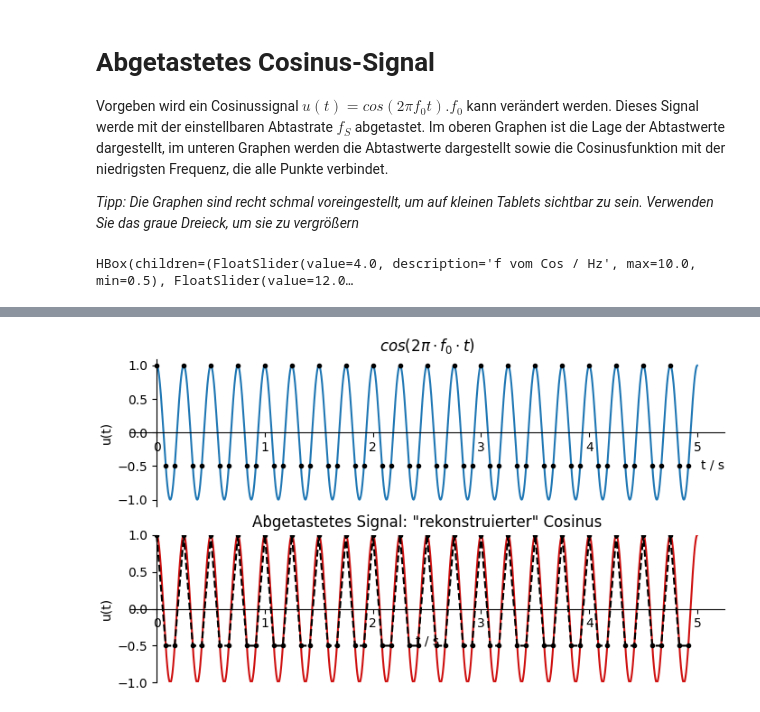
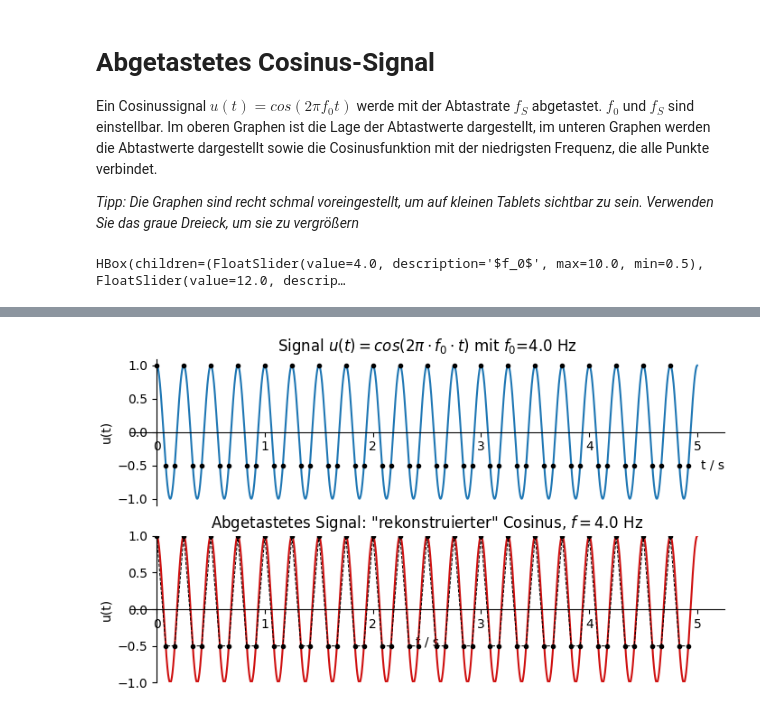
Before and after one commit to bdcodebase/JLdeployments, a Jupyter notebook: content/Cos_abgetastet.ipynb, the cells around one changed output, grey strips where cells are left out. Drawn from its saved outputs; the diff is of its cells as text; code cells hidden in the pictures.

```diff
--- a/content/Cos_abgetastet.ipynb
+++ b/content/Cos_abgetastet.ipynb
@@ -1,7 +1,7 @@
 # %% [markdown]
 # Abgetastetes Cosinus-Signal
 
-Vorgeben wird ein Cosinussignal $u(t)=cos(2\pi f_0 t). f_0$  kann verändert werden. Dieses Signal werde mit der einstellbaren Abtastrate $f_S$ abgetastet. Im oberen Graphen ist die Lage der Abtastwerte dargestellt, im unteren Graphen werden die Abtastwerte dargestellt sowie die Cosinusfunktion mit der niedrigsten Frequenz, die alle Punkte verbindet.
+Ein Cosinussignal $u(t)=cos(2\pi f_0 t)$ werde mit der Abtastrate $f_S$ abgetastet. $f_0$  und $f_S$ sind einstellbar. Im oberen Graphen ist die Lage der Abtastwerte dargestellt, im unteren Graphen werden die Abtastwerte dargestellt sowie die Cosinusfunktion mit der niedrigsten Frequenz, die alle Punkte verbindet.
 
 *Tipp: Die Graphen sind recht schmal voreingestellt, um auf kleinen Tablets sichtbar zu sein. Verwenden Sie das graue Dreieck, um sie zu vergrößern*
 # %%
@@ -46,41 +46,42 @@ def plotdata(f0, fs): # wird bei Interaktion aufgerufen
     ax.cla()
     ax.plot(t_orig,cos_orig)
     ax.plot(t_abgetastet,cos_abgetastet,'.k')
-    ax.set_title('$cos(2\pi\cdot f_0\cdot t)$')
+    ax.set_title(F'Signal $u(t)=cos(2\pi\cdot f_0\cdot t)$ mit $f_0$={f0:.1f} Hz')
     ax.set_xlabel('t / s',loc='right')
     ax.set_ylabel('u(t)')
     myplotstyle(ax)
 
     ax=axs[1]
     ax.cla()
     ax.plot(t_orig,cos_alias,color='#CF1010')
-    ax.plot(t_abgetastet,cos_abgetastet,'--.k')
+    ax.plot(t_abgetastet,cos_abgetastet,'--.k',linewidth=0.7)
+    #ax.plot(t_abgetastet,cos_abgetastet,'.k')
 
-    ax.set_title('Abgetastetes Signal: "rekonstruierter" Cosinus')
+    ax.set_title(F'Abgetastetes Signal: "rekonstruierter" Cosinus, $f=${f_alias:.1f} Hz')
     ax.set_xlabel('t / s')
     ax.set_ylabel('u(t)')
     ax.set_ylim(-1,1)
     myplotstyle(ax)
 
     figs.canvas.draw()
 
 # Interaktion:
 # Definition von Controls:
 #typecombo = widgets.Dropdown(options=[('EKG','ecg'),('Sinus','sin')],value='ecg',description='Signal')
-fslider  = widgets.FloatSlider(min=0.5, max=10, step=0.1, value=4, continuous_update=True, description='f vom Cos / Hz')
+fslider  = widgets.FloatSlider(min=0.5, max=10, step=0.1, value=4, continuous_update=True, description='$f_0$')
 fsslider  = widgets.FloatSlider(min=0.5, max=25, step=0.1, value=12, continuous_update=True, description='$f_s$ / Hz')
 
 # Arrangieren in horizontaler Box:
 ui1 = widgets.HBox([fslider, fsslider])
 #ui1.layout = widgets.Layout( border='solid 2px red')
 # Verknüpfen mit Callback
 #out = widgets.interactive_output(plotdata, { 'ftype': typecombo,'f': fslider, 'fsn':fsslider,'z':zoomcb})
 out = widgets.interactive_output(plotdata, { 'f0':fslider, 'fs':fsslider})
 #Anzeigen
 display(ui1,out)
 plt.figure(figs)
 plt.show()
 # %% [output]
-HBox(children=(FloatSlider(value=4.0, description='f vom Cos / Hz', max=10.0, min=0.5), FloatSlider(value=12.0…
+HBox(children=(FloatSlider(value=4.0, description='$f_0$', max=10.0, min=0.5), FloatSlider(value=12.0, descrip…
 [interactive output not drawn]
-[figure, old version]
+[figure, new version]
```
Also changed, not shown: 2 other files.
